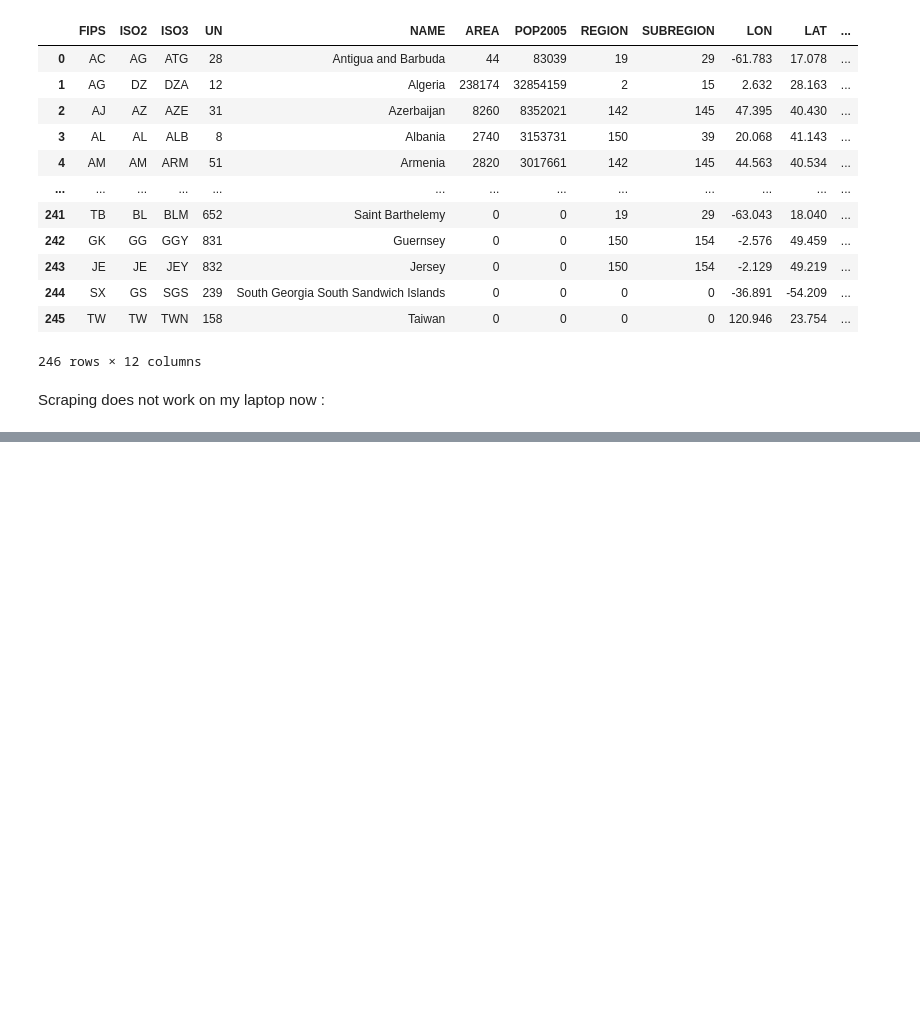
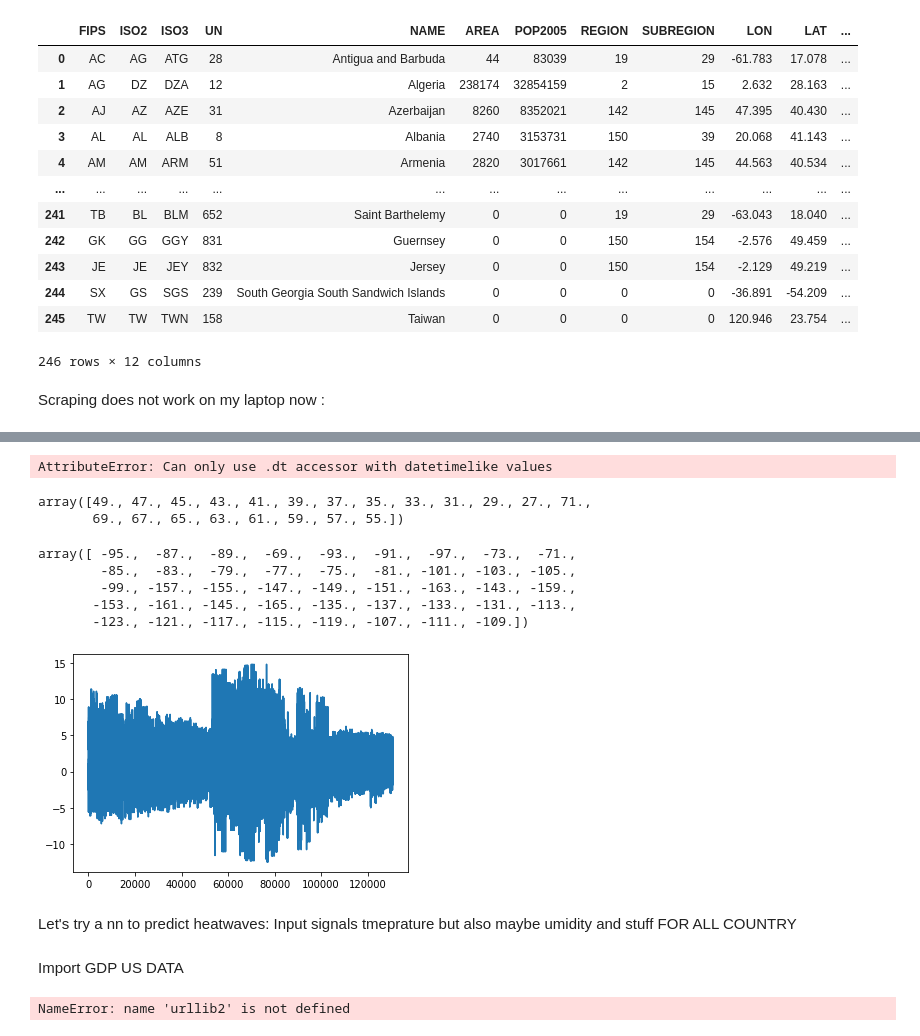
Before and after one commit to rubenkerkhofs/modern-data-analytics, a Jupyter notebook: Geo-Pandas FINALLY.ipynb, the cells around one changed output, grey strips where cells are left out. Cells and saved outputs as stored; diff of their text form; code cells hidden in the pictures; blank space fills up the shorter version.

```diff
--- a/Geo-Pandas FINALLY.ipynb
+++ b/Geo-Pandas FINALLY.ipynb
@@ -95,0 +83,2 @@ final_gdf
+# %%
+dfnasaUS = pd.read_csv("DF_US.csv")
@@ -95,0 +101,25 @@ final_gdf
+# %%
+dfnasaUS["YearMonth"]=dfnasaUS["time"].dt.strftime("%Y-%m")
+# %% [output]
+AttributeError: Can only use .dt accessor with datetimelike values
+# %%
+dfnasaUS["lat"].unique()
+# %% [output]
+array([49., 47., 45., 43., 41., 39., 37., 35., 33., 31., 29., 27., 71.,
+       69., 67., 65., 63., 61., 59., 57., 55.])
+# %%
+dfnasaUS["lon"].unique()
+# %% [output]
+array([ -95.,  -87.,  -89.,  -69.,  -93.,  -91.,  -97.,  -73.,  -71.,
+        -85.,  -83.,  -79.,  -77.,  -75.,  -81., -101., -103., -105.,
+        -99., -157., -155., -147., -149., -151., -163., -143., -159.,
+       -153., -161., -145., -165., -135., -137., -133., -131., -113.,
+       -123., -121., -117., -115., -119., -107., -111., -109.])
+# %%
+dfnasaUS["tempanomaly"].plot();
+# %% [output]
+[figure, added]
+# %% [markdown]
+Let's try a nn to predict heatwaves: Input signals tmeprature but also maybe umidity and stuff FOR ALL COUNTRY
+# %% [markdown]
+Import GDP US DATA
@@ -95,0 +128,9 @@ final_gdf
+# %%
+url = 'https://fred.stlouisfed.org/graph/fredgraph.csv?bgcolor=%23e1e9f0&chart_type=line&drp=0&fo=open%20sans&graph_bgcolor=%23ffffff&height=450&mode=fred&recession_bars=on&txtcolor=%23444444&ts=12&tts=12&width=1168&nt=0&thu=0&trc=0&show_legend=yes&show_axis_titles=yes&show_tooltip=yes&id=GDPC1&scale=left&cosd=1947-01-01&coed=2021-01-01&line_color=%234572a7&link_values=false&line_style=solid&mark_type=none&mw=3&lw=2&ost=-99999&oet=99999&mma=0&fml=a&fq=Quarterly&fam=avg&fgst=lin&fgsnd=2020-02-01&line_index=1&transformation=lin&vintage_date=2021-05-24&revision_date=2021-05-24&nd=1947-01-01'
+response = urllib2.urlopen(url)
+cr = csv.reader(response)
+
+for row in cr:
+    print(row)
+# %% [output]
+NameError: name 'urllib2' is not defined
```
Also changed, not shown: parts of 24 cells of this notebook, 5 other files.
